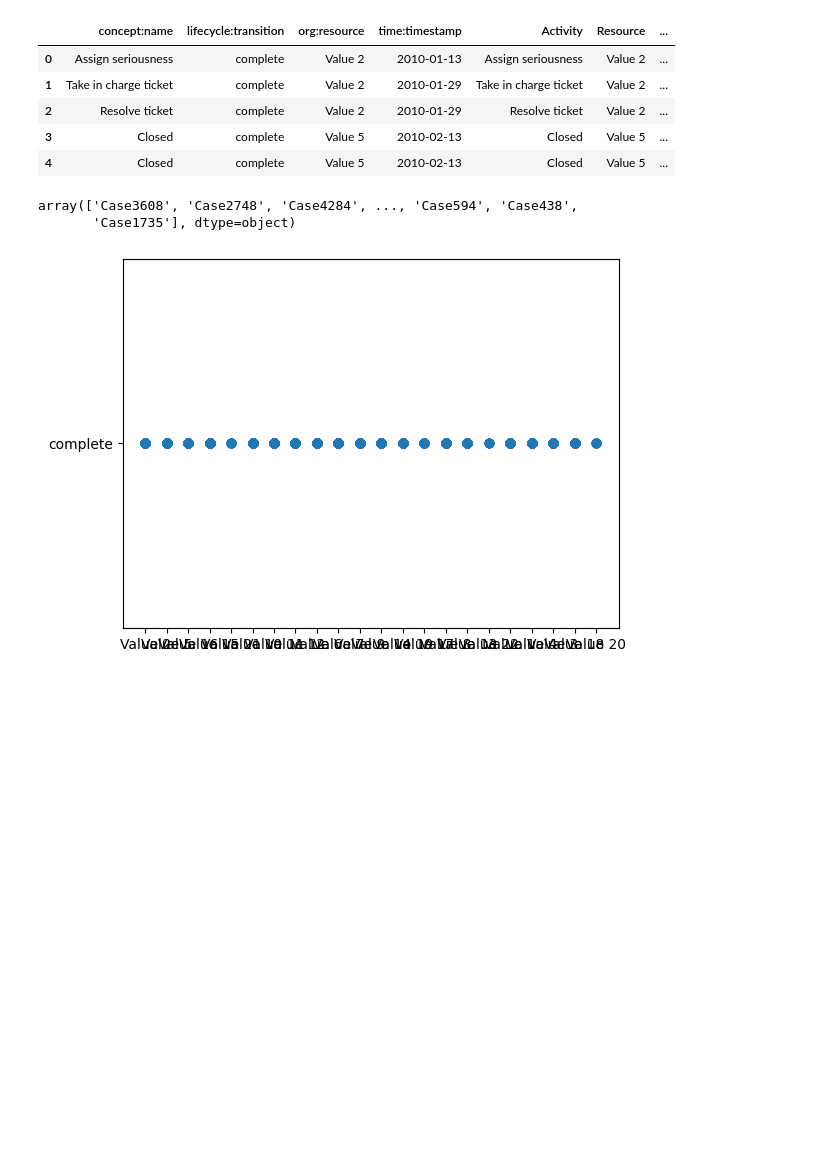
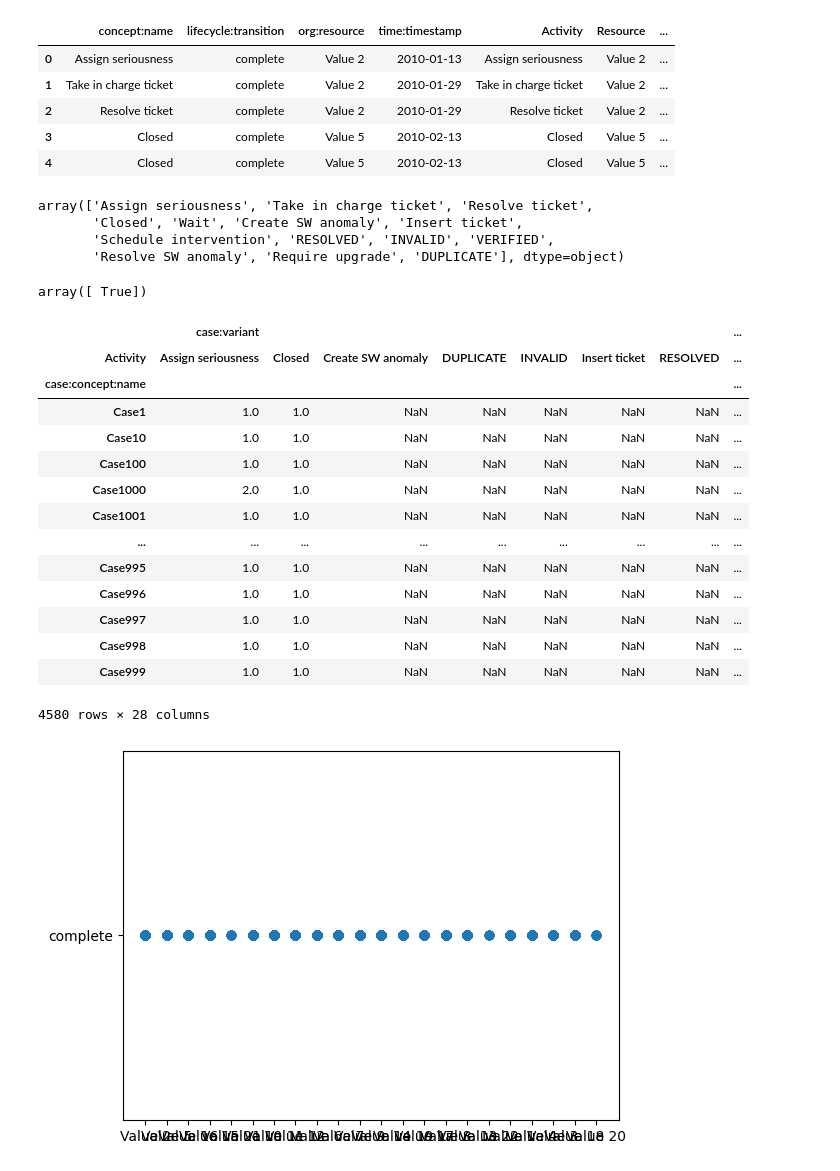
Before and after one commit to pullz6/Research_inspired_Self-Explaining-Neural-Networks-for-Business-Process-Monitoring, a Jupyter notebook: model.ipynb, the cells around one changed output. Drawn from its saved outputs; the diff is of its cells as text; code cells hidden in the pictures; blank space fills up the shorter version.

```diff
--- a/model.ipynb
+++ b/model.ipynb
@@ -55,10 +55,47 @@ df.head()
 | 3 | Closed | complete | Value 5 | 2010-02-13 | Closed | Value 5 | ... |
 | 4 | Closed | complete | Value 5 | 2010-02-13 | Closed | Value 5 | ... |
 # %%
-df['case:concept:name'].unique()
+df['concept:name'].unique()
 # %% [output]
-array(['Case3608', 'Case2748', 'Case4284', ..., 'Case594', 'Case438',
-       'Case1735'], dtype=object)
+array(['Assign seriousness', 'Take in charge ticket', 'Resolve ticket',
+       'Closed', 'Wait', 'Create SW anomaly', 'Insert ticket',
+       'Schedule intervention', 'RESOLVED', 'INVALID', 'VERIFIED',
+       'Resolve SW anomaly', 'Require upgrade', 'DUPLICATE'], dtype=object)
+# %%
+#Checking if we can concept:name and activity is the same, so that we can delete this feild.
+df['Checker'] = (df['concept:name'] == df['Activity'])
+# %%
+#Let's see if it all the same, if True.
+df['Checker'].unique()
+# %% [output]
+array([ True])
+# %%
+#Lets drop it since it is the same
+df.drop('concept:name',axis=1, inplace=True)
+# %%
+pivot = pd.pivot_table(df,
+                       values=['org:resource', 'case:variant'],
+                       index='case:concept:name',
+                       columns='Activity',
+                       aggfunc='count')
+# %%
+pivot
+# %% [output]
+|  | case:variant |  |  |  |  |  |  | ... |
+| Activity | Assign seriousness | Closed | Create SW anomaly | DUPLICATE | INVALID | Insert ticket | RESOLVED | ... |
+| case:concept:name |  |  |  |  |  |  |  | ... |
+| Case1 | 1.0 | 1.0 | NaN | NaN | NaN | NaN | NaN | ... |
+| Case10 | 1.0 | 1.0 | NaN | NaN | NaN | NaN | NaN | ... |
+| Case100 | 1.0 | 1.0 | NaN | NaN | NaN | NaN | NaN | ... |
+| Case1000 | 2.0 | 1.0 | NaN | NaN | NaN | NaN | NaN | ... |
+| Case1001 | 1.0 | 1.0 | NaN | NaN | NaN | NaN | NaN | ... |
+| ... | ... | ... | ... | ... | ... | ... | ... | ... |
+| Case995 | 1.0 | 1.0 | NaN | NaN | NaN | NaN | NaN | ... |
+| Case996 | 1.0 | 1.0 | NaN | NaN | NaN | NaN | NaN | ... |
+| Case997 | 1.0 | 1.0 | NaN | NaN | NaN | NaN | NaN | ... |
+| Case998 | 1.0 | 1.0 | NaN | NaN | NaN | NaN | NaN | ... |
+| Case999 | 1.0 | 1.0 | NaN | NaN | NaN | NaN | NaN | ... |
+4580 rows × 28 columns
 # %%
 plt.figure()
 plt.scatter(df['Resource'],df['lifecycle:transition'])
```
Also changed, not shown: parts of 2 cells of this notebook.
